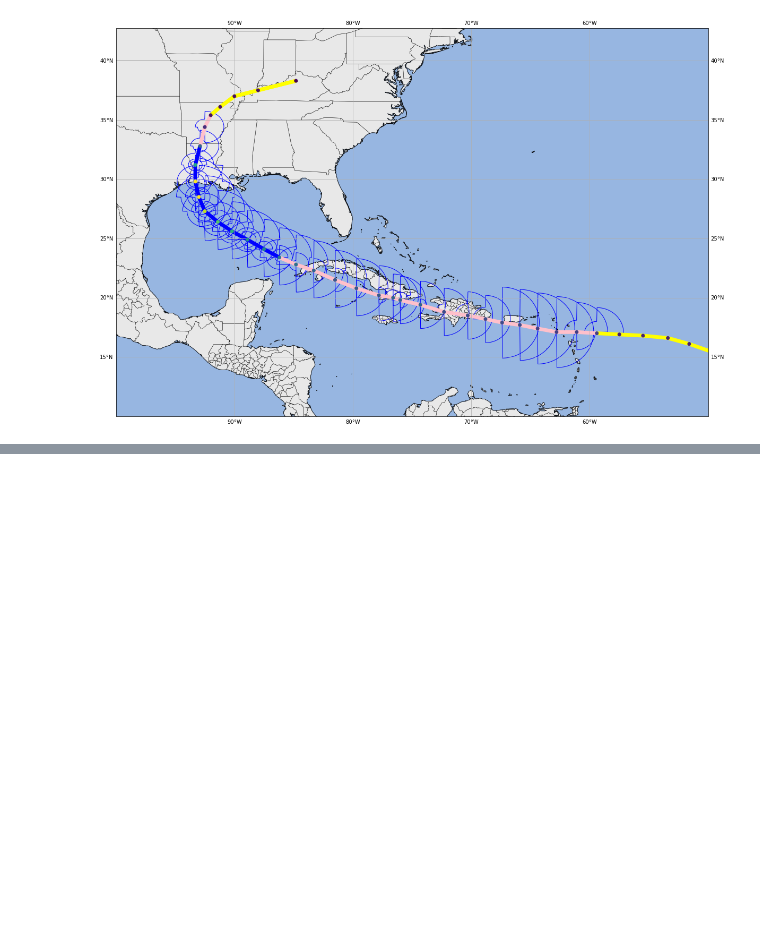
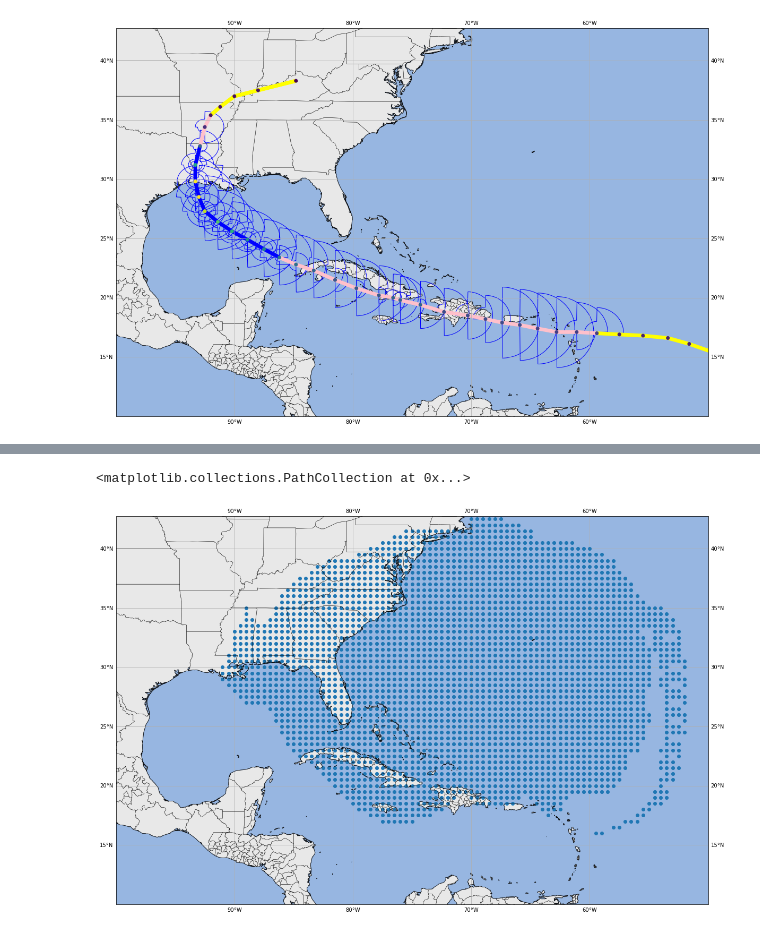
Before and after one commit to jmedinah09/UnidataProjects, a Jupyter notebook: tropical_cyclone_plot_project/Tropical_Cyclone_Plot_Project.ipynb, the cells around one changed output, grey strips where cells are left out. Saved outputs shown, nothing was run; the diff lists cells and outputs as text; code cells hidden in the pictures; blank space fills up the shorter version.

```diff
--- a/tropical_cyclone_plot_project/Tropical_Cyclone_Plot_Project.ipynb
+++ b/tropical_cyclone_plot_project/Tropical_Cyclone_Plot_Project.ipynb
@@ -419,0 +458,38 @@ for wsp_type in wsp_colors.keys():
+# %%
+fig = plt.figure(figsize=(20, 20))
+ax  = plt.subplot(1, 1, 1, projection = map_crs)
+
+ax.set_extent([-100, -50, 10, 40])
+ax.add_feature(cfeat.OCEAN.with_scale('10m'))
+
+grid_lines = ax.gridlines(draw_labels=True)
+grid_lines.xformatter = LONGITUDE_FORMATTER
+grid_lines.yformatter = LATITUDE_FORMATTER
+
+# ax.add_geometries(ocean_gdf['geometry'], crs=data_crs, facecolor='lightblue',
+#                  edgecolor='none')
+ax.add_geometries(land_gdf['geometry'], crs=data_crs, facecolor='lightgray',
+                 edgecolor='none', alpha = 0.5, zorder = -1)
+ax.add_geometries(states_provinces_gdf['geometry'], crs=data_crs, facecolor='none',
+                 edgecolor='black', linewidth=0.5, alpha=0.7, zorder = 10)
+ax.add_geometries(coastline_gdf['geometry'], crs=data_crs, facecolor='none',
+                 edgecolor='black', linewidth=1, alpha=0.7)
+
+
+wsp_34_points_gdf = geopandas.read_file('../WSP/2016100512_wsp34knt120hr_halfDeg.shp')
+ax.scatter(wsp_34_points_gdf['geometry'].x, wsp_34_points_gdf['geometry'].y,
+                  transform=data_crs, zorder=10)
+
+
+# wsp_colors = {'<5%'   : 'none',   '5-10%' : 'darkgreen','10-20%': 'green', '20-30%' : 'lime',
+#               '30-40%': 'yellow', '40-50%': 'gold',     '50-60%': 'orange','60-70%' : 'darkgoldenrod',
+#               '70-80%': 'tab:red','80-90%': 'brown',    '>90%'  : 'purple'}
+
+# for wsp_type in wsp_colors.keys():
+#     wsp_subset = wsp_34_polygon_gdf[wsp_34_polygon_gdf['PERCENTAGE']== wsp_type]
+#     ax.add_geometries(wsp_subset['geometry'], facecolor=wsp_colors[wsp_type],
+#                      edgecolor=wsp_colors[wsp_type], crs=data_crs,
+#                      linewidth=1, alpha = 1)
+# %% [output]
+<matplotlib.collections.PathCollection at 0x...>
+[figure, added]
```
Also changed, not shown: parts of 7 cells of this notebook, 27 other files.
